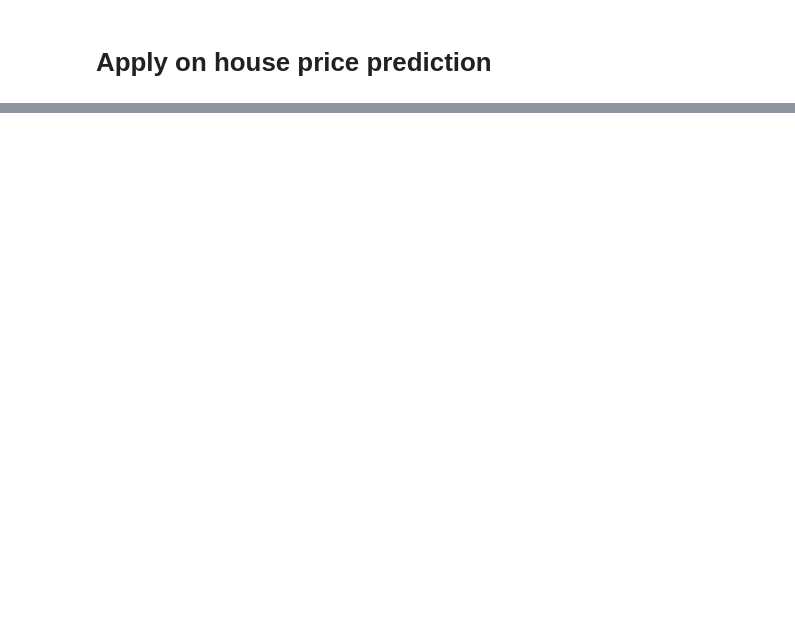
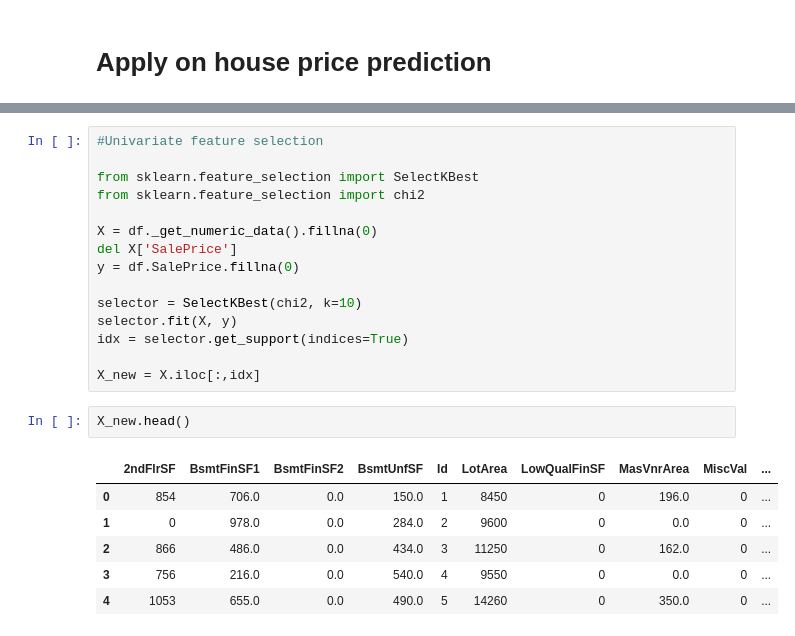
Before and after one commit to ray-chunkit-chung/model, a Jupyter notebook: keras/linear_regerssion_colinearity.ipynb, the cells around one changed output, grey strips where cells are left out. Drawn from its saved outputs; the diff is of its cells as text; blank space fills up the shorter version.

Commit message:
added tepm feature selection section

```diff
--- a/keras/linear_regerssion_colinearity.ipynb
+++ b/keras/linear_regerssion_colinearity.ipynb
@@ -189,0 +291,24 @@ df.head()
+# %%
+#Univariate feature selection
+
+from sklearn.feature_selection import SelectKBest
+from sklearn.feature_selection import chi2
+
+X = df._get_numeric_data().fillna(0)
+del X['SalePrice']
+y = df.SalePrice.fillna(0)
+
+selector = SelectKBest(chi2, k=10)
+selector.fit(X, y)
+idx = selector.get_support(indices=True)
+
+X_new = X.iloc[:,idx]
+# %%
+X_new.head()
+# %% [output]
+|  | 2ndFlrSF | BsmtFinSF1 | BsmtFinSF2 | BsmtUnfSF | Id | LotArea | LowQualFinSF | MasVnrArea | MiscVal | ... |
+| 0 | 854 | 706.0 | 0.0 | 150.0 | 1 | 8450 | 0 | 196.0 | 0 | ... |
+| 1 | 0 | 978.0 | 0.0 | 284.0 | 2 | 9600 | 0 | 0.0 | 0 | ... |
+| 2 | 866 | 486.0 | 0.0 | 434.0 | 3 | 11250 | 0 | 162.0 | 0 | ... |
+| 3 | 756 | 216.0 | 0.0 | 540.0 | 4 | 9550 | 0 | 0.0 | 0 | ... |
+| 4 | 1053 | 655.0 | 0.0 | 490.0 | 5 | 14260 | 0 | 350.0 | 0 | ... |
```
Also changed, not shown: parts of 16 cells of this notebook.
